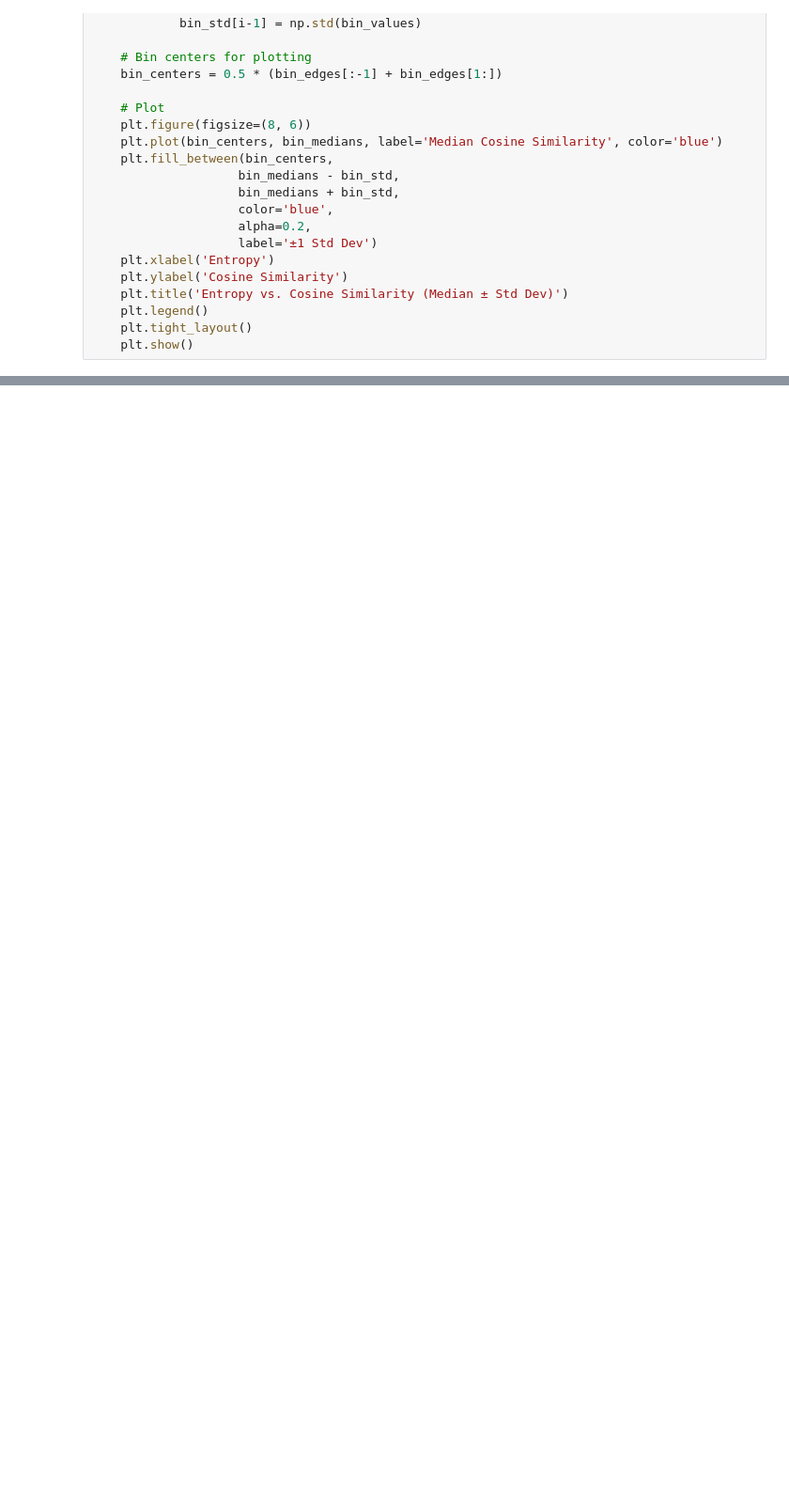
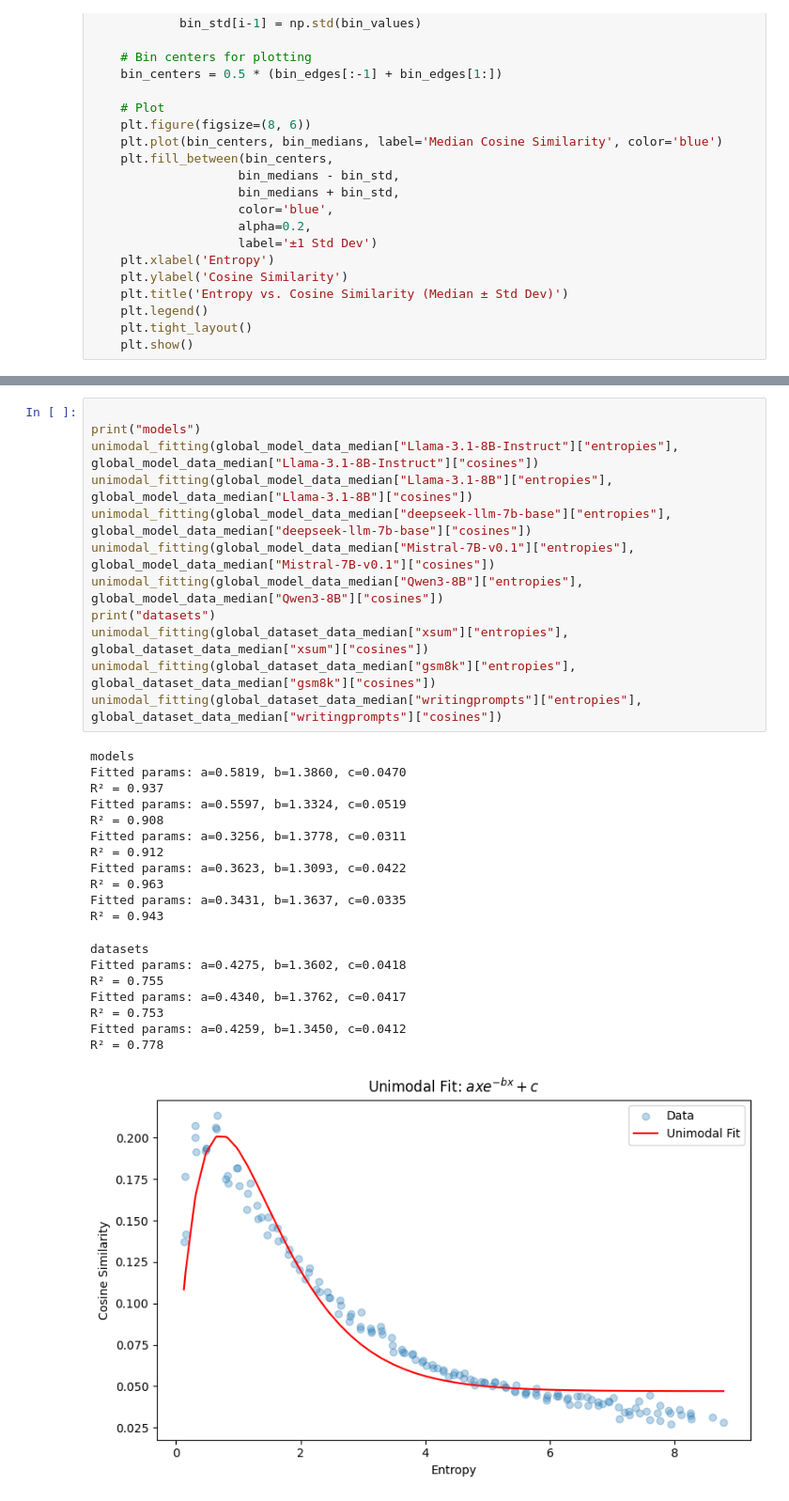
Before and after one commit to itsmejul/llm-confidence, a Jupyter notebook: correlation.ipynb, the cells around one changed output, grey strips where cells are left out. Shown at 94% size. Cells and saved outputs as stored; diff of their text form; blank space fills up the shorter version.

```diff
--- a/correlation.ipynb
+++ b/correlation.ipynb
@@ -396,0 +548,32 @@ Dataset: xsum Model: deepseek-llm-7b-base
+# %%
+
+print("models")
+unimodal_fitting(global_model_data_median["Llama-3.1-8B-Instruct"]["entropies"], global_model_data_median["Llama-3.1-8B-Instruct"]["cosines"])
+unimodal_fitting(global_model_data_median["Llama-3.1-8B"]["entropies"], global_model_data_median["Llama-3.1-8B"]["cosines"])
+unimodal_fitting(global_model_data_median["deepseek-llm-7b-base"]["entropies"], global_model_data_median["deepseek-llm-7b-base"]["cosines"])
+unimodal_fitting(global_model_data_median["Mistral-7B-v0.1"]["entropies"], global_model_data_median["Mistral-7B-v0.1"]["cosines"])
+unimodal_fitting(global_model_data_median["Qwen3-8B"]["entropies"], global_model_data_median["Qwen3-8B"]["cosines"])
+print("datasets")
+unimodal_fitting(global_dataset_data_median["xsum"]["entropies"], global_dataset_data_median["xsum"]["cosines"])
+unimodal_fitting(global_dataset_data_median["gsm8k"]["entropies"], global_dataset_data_median["gsm8k"]["cosines"])
+unimodal_fitting(global_dataset_data_median["writingprompts"]["entropies"], global_dataset_data_median["writingprompts"]["cosines"])
+# %% [output]
+models
+Fitted params: a=0.5819, b=1.3860, c=0.0470
+R² = 0.937
+Fitted params: a=0.5597, b=1.3324, c=0.0519
+R² = 0.908
+Fitted params: a=0.3256, b=1.3778, c=0.0311
+R² = 0.912
+Fitted params: a=0.3623, b=1.3093, c=0.0422
+R² = 0.963
+Fitted params: a=0.3431, b=1.3637, c=0.0335
+R² = 0.943
+datasets
+Fitted params: a=0.4275, b=1.3602, c=0.0418
+R² = 0.755
+Fitted params: a=0.4340, b=1.3762, c=0.0417
+R² = 0.753
+Fitted params: a=0.4259, b=1.3450, c=0.0412
+R² = 0.778
+[figure, added]
```
Also changed, not shown: parts of 5 cells of this notebook, 10 other files.
